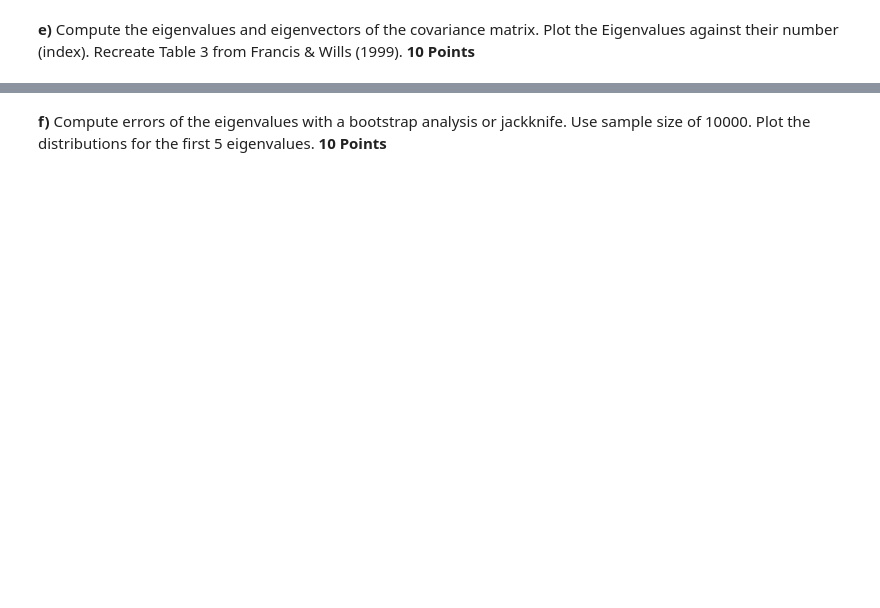
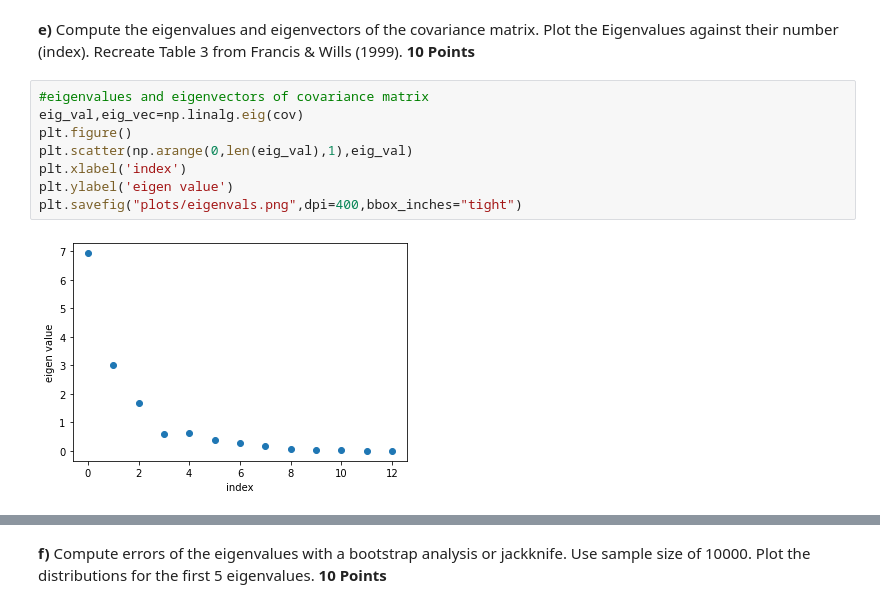
Before and after one commit to tomcarron/data_analysis_in_astro, a Jupyter notebook: exercise8/tomcarron_ex8.ipynb, the cells around one changed output, grey strips where cells are left out. Saved outputs shown, nothing was run; the diff lists cells and outputs as text; blank space fills up the shorter version.

```diff
--- a/exercise8/tomcarron_ex8.ipynb
+++ b/exercise8/tomcarron_ex8.ipynb
@@ -211,2 +254,12 @@ $$ C_{ij} = \sigma_i \sigma_j $$
 # %% [markdown]
 **e)** Compute the eigenvalues and eigenvectors of the covariance matrix. Plot the Eigenvalues against their number (index). Recreate Table 3 from Francis & Wills (1999). **10 Points**
+# %%
+#eigenvalues and eigenvectors of covariance matrix
+eig_val,eig_vec=np.linalg.eig(cov)
+plt.figure()
+plt.scatter(np.arange(0,len(eig_val),1),eig_val)
+plt.xlabel('index')
+plt.ylabel('eigen value')
+plt.savefig("plots/eigenvals.png",dpi=400,bbox_inches="tight")
+# %% [output]
+[figure, added]
```
Also changed, not shown: parts of 10 cells of this notebook.
